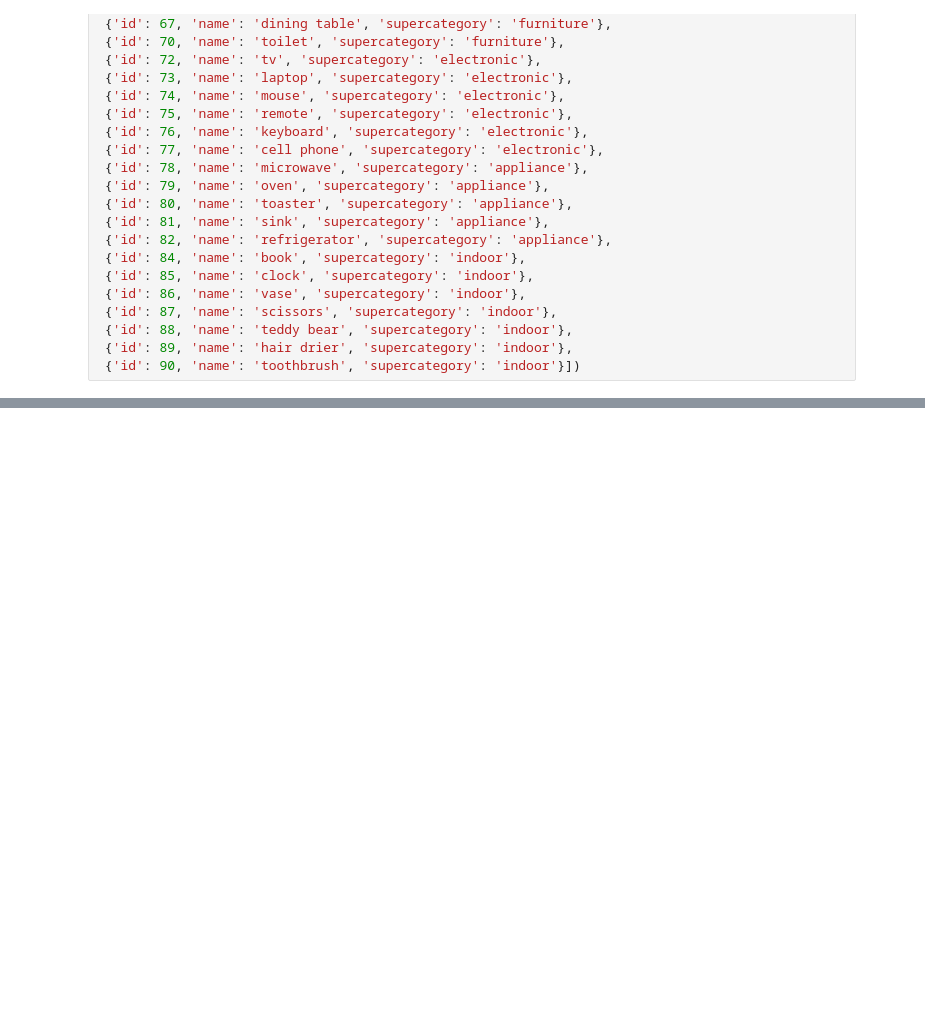
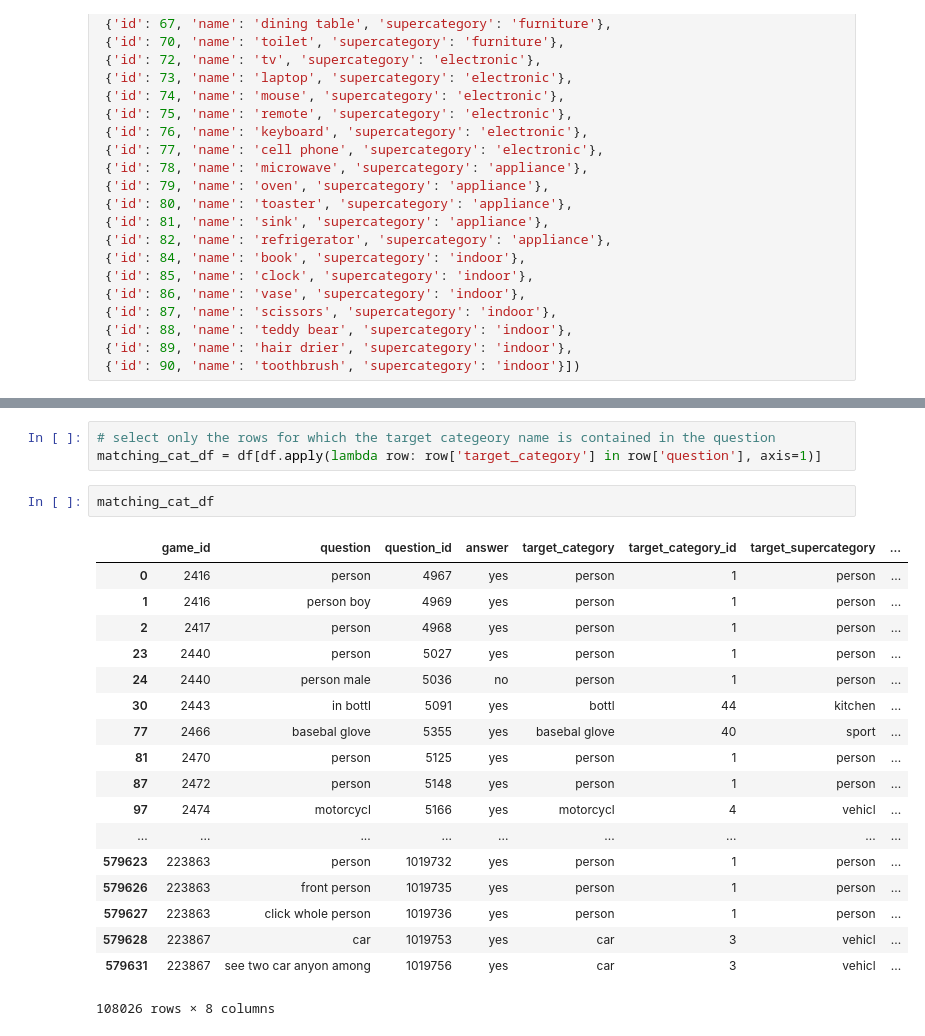
Before and after one commit to askliar/guess-what-project, a Jupyter notebook: src/statistics/statistics.ipynb, the cells around one changed output, grey strips where cells are left out. Saved outputs shown, nothing was run; the diff lists cells and outputs as text; blank space fills up the shorter version.

```diff
--- a/src/statistics/statistics.ipynb
+++ b/src/statistics/statistics.ipynb
@@ -137,0 +474,24 @@ df = df[['game_id', 'question', 'question_id', 'answer', 'target_category',
+# %%
+# select only the rows for which the target categeory name is contained in the question
+matching_cat_df = df[df.apply(lambda row: row['target_category'] in row['question'], axis=1)]
+# %%
+matching_cat_df
+# %% [output]
+|  | game_id | question | question_id | answer | target_category | target_category_id | target_supercategory | ... |
+| 0 | 2416 | person | 4967 | yes | person | 1 | person | ... |
+| 1 | 2416 | person boy | 4969 | yes | person | 1 | person | ... |
+| 2 | 2417 | person | 4968 | yes | person | 1 | person | ... |
+| 23 | 2440 | person | 5027 | yes | person | 1 | person | ... |
+| 24 | 2440 | person male | 5036 | no | person | 1 | person | ... |
+| 30 | 2443 | in bottl | 5091 | yes | bottl | 44 | kitchen | ... |
+| 77 | 2466 | basebal glove | 5355 | yes | basebal glove | 40 | sport | ... |
+| 81 | 2470 | person | 5125 | yes | person | 1 | person | ... |
+| 87 | 2472 | person | 5148 | yes | person | 1 | person | ... |
+| 97 | 2474 | motorcycl | 5166 | yes | motorcycl | 4 | vehicl | ... |
+| ... | ... | ... | ... | ... | ... | ... | ... | ... |
+| 579623 | 223863 | person | 1019732 | yes | person | 1 | person | ... |
+| 579626 | 223863 | front person | 1019735 | yes | person | 1 | person | ... |
+| 579627 | 223863 | click whole person | 1019736 | yes | person | 1 | person | ... |
+| 579628 | 223867 | car | 1019753 | yes | car | 3 | vehicl | ... |
+| 579631 | 223867 | see two car anyon among | 1019756 | yes | car | 3 | vehicl | ... |
+108026 rows × 8 columns
```
Also changed, not shown: parts of 40 cells of this notebook.
